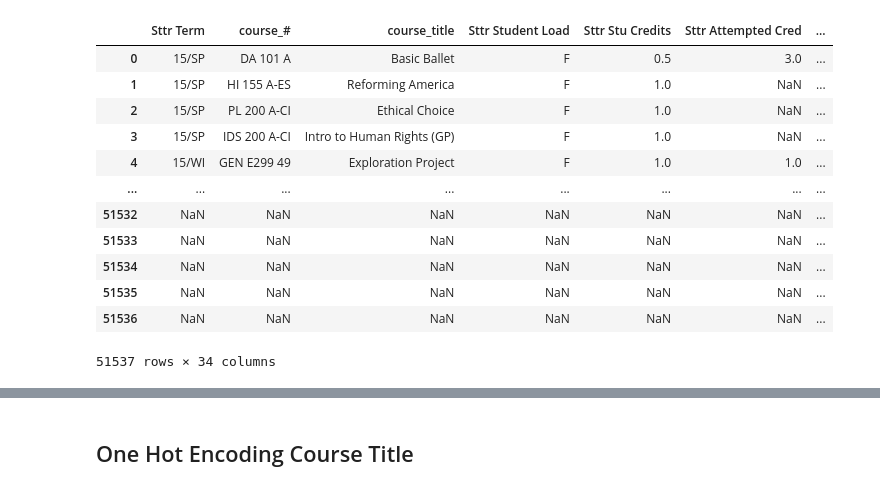
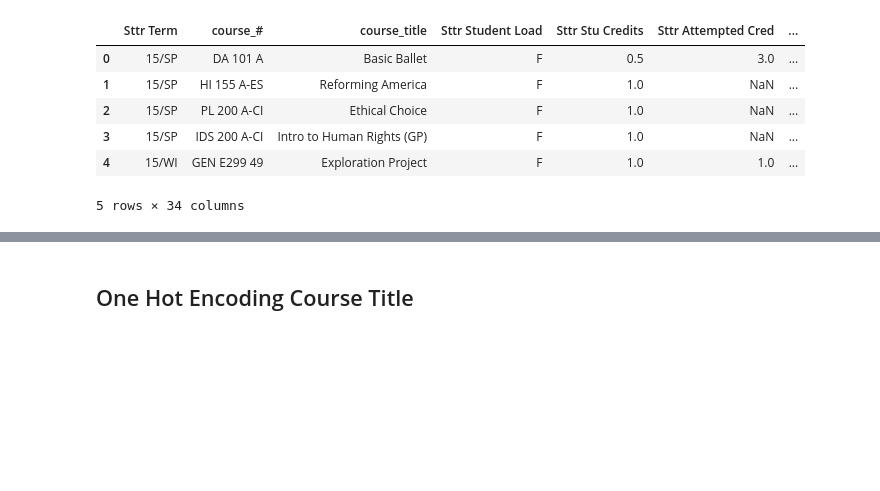
Before and after one commit to dcalexan/bsc_student_success, a Jupyter notebook: notebooks/cece/dorothy_CeCeCopy.ipynb, the cells around one changed output, grey strips where cells are left out. Saved outputs shown, nothing was run; the diff lists cells and outputs as text; code cells hidden in the pictures; blank space fills up the shorter version.

```diff
--- a/notebooks/cece/dorothy_CeCeCopy.ipynb
+++ b/notebooks/cece/dorothy_CeCeCopy.ipynb
@@ -3,18 +16,12 @@ import pandas as pd
 # %%
 df = pd.read_csv('../../data/anonymized_bsc_dataPVZ.csv')
 # %%
-df
+df.head()
 # %% [output]
 |  | Sttr Term | course_# | course_title | Sttr Student Load | Sttr Stu Credits | Sttr Attempted Cred | ... |
 | 0 | 15/SP | DA 101 A | Basic Ballet | F | 0.5 | 3.0 | ... |
 | 1 | 15/SP | HI 155 A-ES | Reforming America | F | 1.0 | NaN | ... |
 | 2 | 15/SP | PL 200 A-CI | Ethical Choice | F | 1.0 | NaN | ... |
 | 3 | 15/SP | IDS 200 A-CI | Intro to Human Rights (GP) | F | 1.0 | NaN | ... |
 | 4 | 15/WI | GEN E299 49 | Exploration Project | F | 1.0 | 1.0 | ... |
-| ... | ... | ... | ... | ... | ... | ... | ... |
-| 51532 | NaN | NaN | NaN | NaN | NaN | NaN | ... |
-| 51533 | NaN | NaN | NaN | NaN | NaN | NaN | ... |
-| 51534 | NaN | NaN | NaN | NaN | NaN | NaN | ... |
-| 51535 | NaN | NaN | NaN | NaN | NaN | NaN | ... |
-| 51536 | NaN | NaN | NaN | NaN | NaN | NaN | ... |
-51537 rows × 34 columns
+5 rows × 34 columns
```
Also changed, not shown: parts of 91 cells of this notebook.
